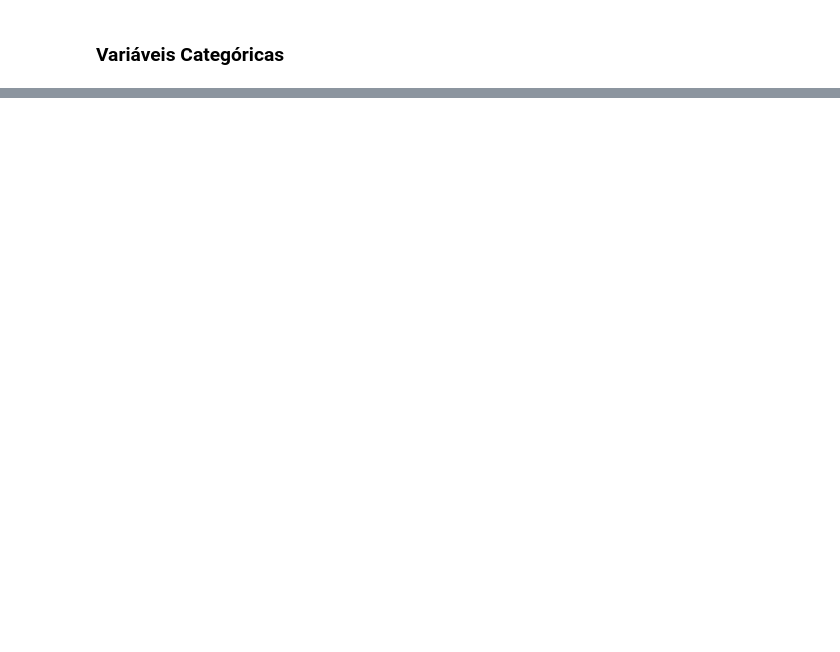
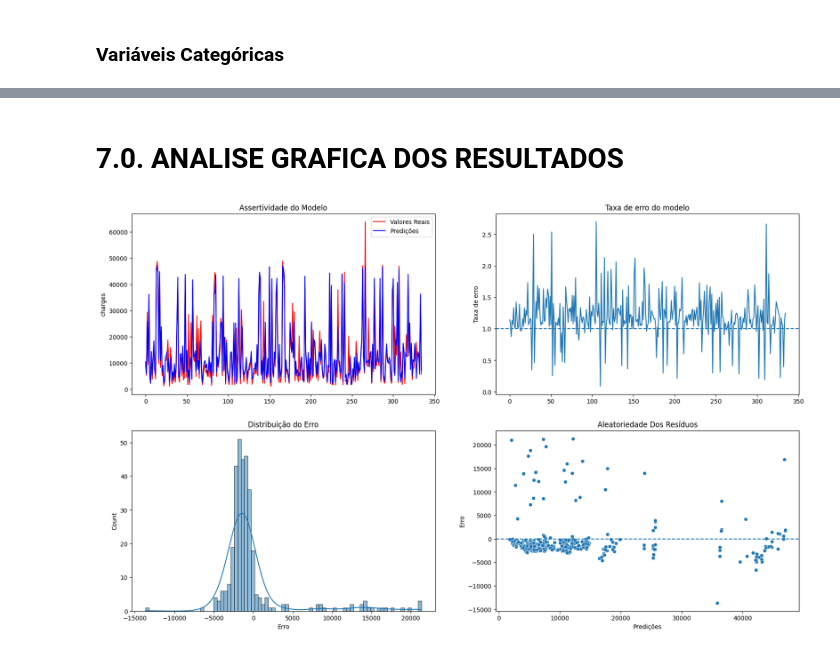
Before and after one commit to joaocalista/insurance_predict, a Jupyter notebook: project.ipynb, the cells around one changed output, grey strips where cells are left out. Saved outputs shown, nothing was run; the diff lists cells and outputs as text; code cells hidden in the pictures; blank space fills up the shorter version.

Commit message:
final model

```diff
--- a/project.ipynb
+++ b/project.ipynb
@@ -216,0 +714,17 @@ plt.legend();
+# %%
+# Instancia do modelo
+final_model = RandomForestRegressor(max_depth= params['max_depth'],
+                                    min_samples_leaf= params['min_samples_leaf'],
+                                    n_estimators= params['n_estimators'],
+                                    random_state= 42)
+
+#treina o modelo
+final_model.fit(X_train_preprocessed, y_train)
+
+#faz previsão
+predicoes = final_model.predict(X_test_preprocessed)
+
+#calcula os erros
+rs = ml_error('Random Forest', y_test, predicoes)
+
+print(rs)
@@ -216,0 +743,39 @@ plt.legend();
+# %% [markdown]
+# 7.0. ANALISE GRAFICA DOS RESULTADOS
+# %%
+#seleciona o índice de cada linha
+index = y_test.reset_index(drop=True).index.values
+
+#calcula a taxa de erro
+error_rate = predicoes/y_test
+
+#calcula o erro
+erro = y_test - predicoes
+
+#cria gráfico
+plt.figure(figsize=(20,12))
+
+plt.subplot( 2, 2, 1 )
+sns.lineplot( x=index, y=y_test, label='Valores Reais', c='r')
+sns.lineplot( x=index, y=predicoes, label='Predições', c='b')
+plt.title('Assertividade do Modelo')
+
+plt.subplot( 2, 2, 2 )
+sns.lineplot( x=index, y=error_rate )
+plt.ylabel('Taxa de erro')
+plt.axhline( 1, linestyle='--')
+plt.title('Taxa de erro do modelo')
+
+plt.subplot( 2, 2, 3 )
+sns.histplot(erro, kde=True)
+plt.xlabel('Erro')
+plt.title('Distribuição do Erro')
+
+plt.subplot( 2, 2, 4 )
+sns.scatterplot( x = predicoes, y = erro)
+plt.axhline( 0, linestyle='--')
+plt.ylabel('Erro')
+plt.xlabel('Predições')
+plt.title('Aleatoriedade Dos Resíduos');
+# %% [output]
+[figure, added]
```
Also changed, not shown: parts of 88 cells of this notebook, 4 other files.
